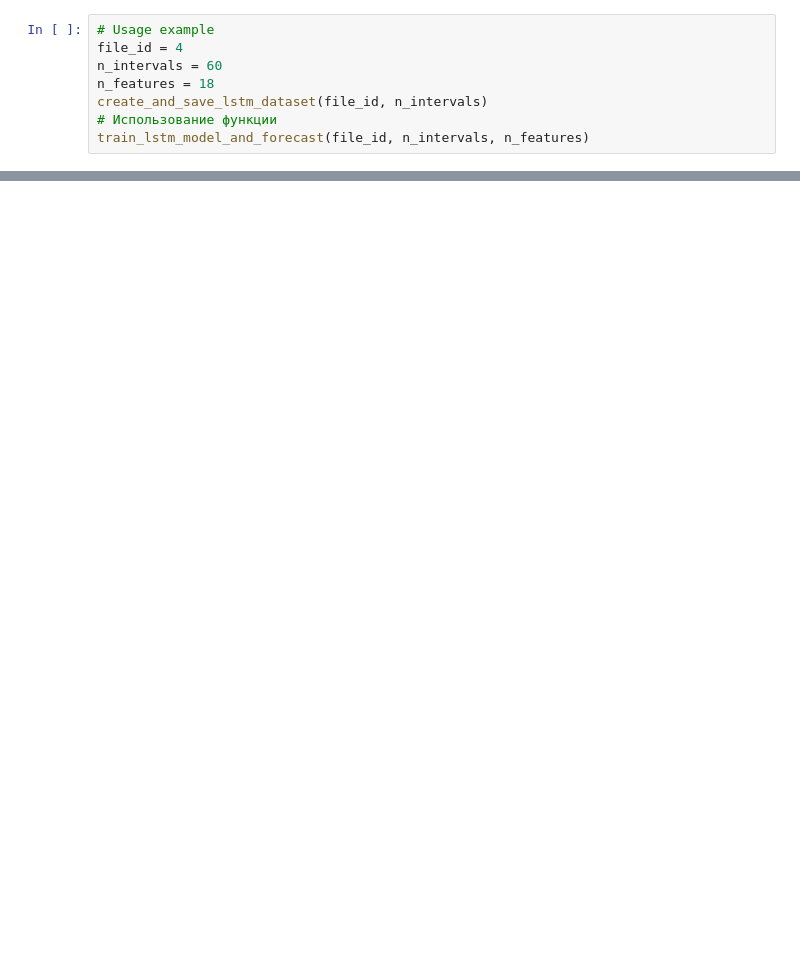
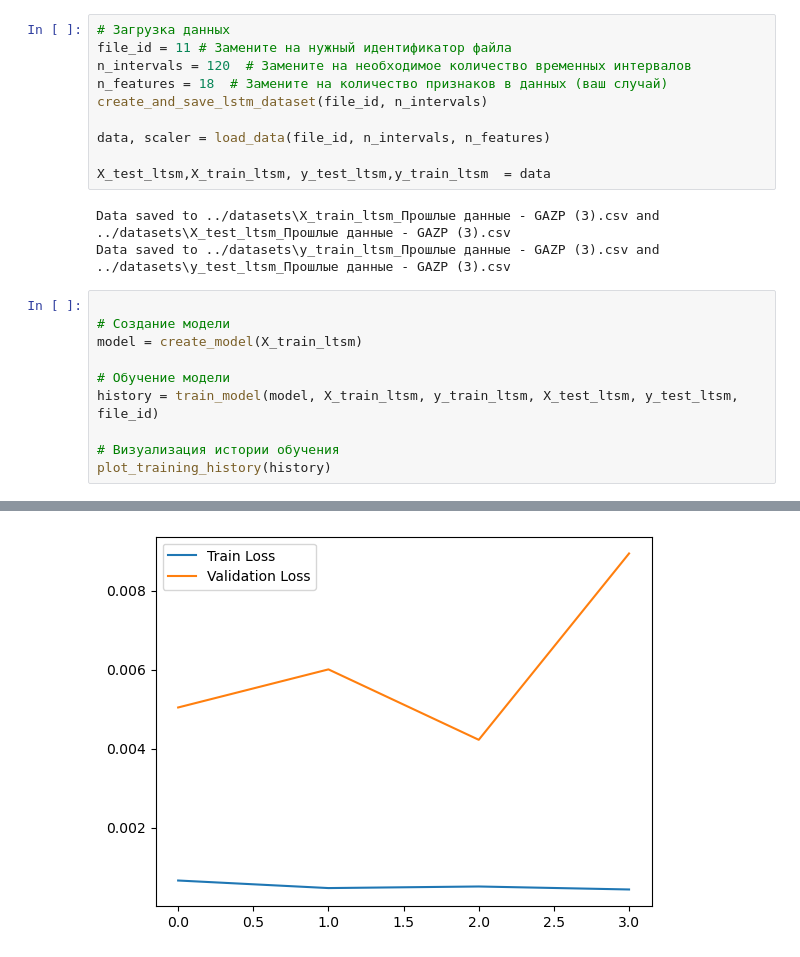
Before and after one commit to KelThuzedd/finrinkizxc, a Jupyter notebook: actualochka/utils.ipynb, the cells around one changed output, grey strips where cells are left out. Saved outputs shown, nothing was run; the diff lists cells and outputs as text; blank space fills up the shorter version.

```diff
--- a/actualochka/utils.ipynb
+++ b/actualochka/utils.ipynb
@@ -141,8 +76,24 @@ def train_lstm_model_and_forecast(file_id, n_intervals, n_features, models_dir='
-# %%
-# Usage example
-file_id = 4
-n_intervals = 60
-n_features = 18
-create_and_save_lstm_dataset(file_id, n_intervals)
-# Использование функции
-train_lstm_model_and_forecast(file_id, n_intervals, n_features)
+# %%
+# Загрузка данных
+file_id = 11 # Замените на нужный идентификатор файла
+n_intervals = 120  # Замените на необходимое количество временных интервалов
+n_features = 18  # Замените на количество признаков в данных (ваш случай)
+create_and_save_lstm_dataset(file_id, n_intervals)
+
+data, scaler = load_data(file_id, n_intervals, n_features)
+
+X_test_ltsm,X_train_ltsm, y_test_ltsm,y_train_ltsm  = data
+# %% [output]
+Data saved to ../datasets\X_train_ltsm_Прошлые данные - GAZP (3).csv and ../datasets\X_test_ltsm_Прошлые данные - GAZP (3).csv
+Data saved to ../datasets\y_train_ltsm_Прошлые данные - GAZP (3).csv and ../datasets\y_test_ltsm_Прошлые данные - GAZP (3).csv
+# %%
+
+# Создание модели
+model = create_model(X_train_ltsm)
+
+# Обучение модели
+history = train_model(model, X_train_ltsm, y_train_ltsm, X_test_ltsm, y_test_ltsm, file_id)
+
+# Визуализация истории обучения
+plot_training_history(history)
+# %% [output]
@@ -148,0 +114 @@ train_lstm_model_and_forecast(file_id, n_intervals, n_features)
+[figure, added]
```
Also changed, not shown: parts of 5 cells of this notebook, 28 other files.
